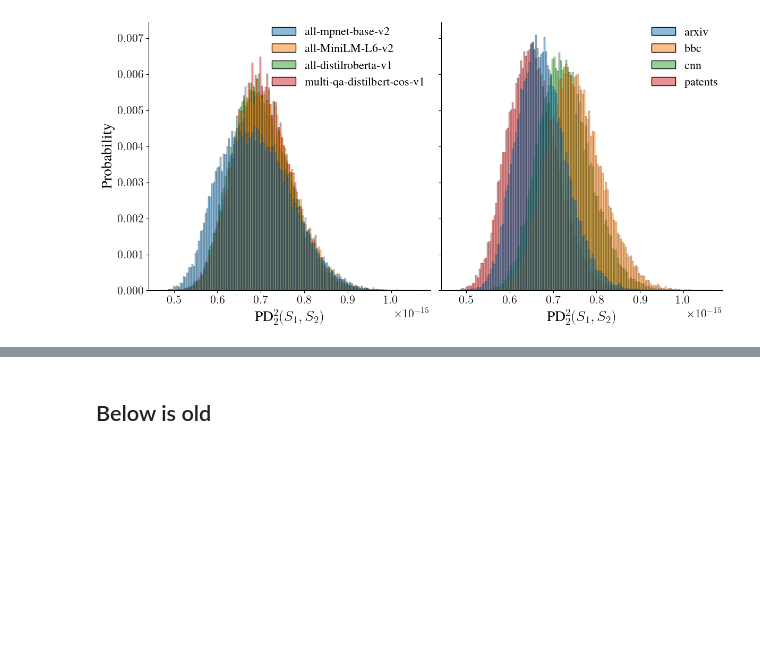
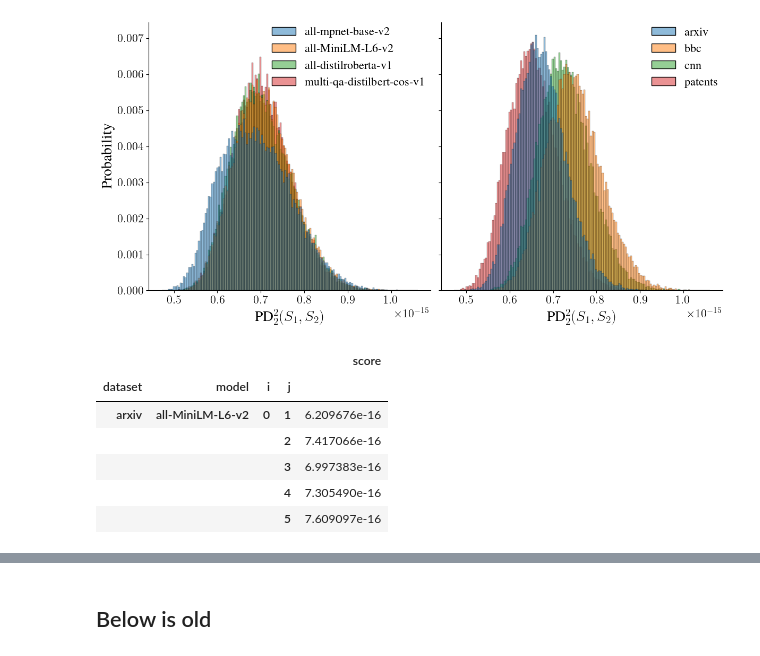
Before and after one commit to aidos-lab/Presto, a Jupyter notebook: notebooks/presto_test.ipynb, the cells around one changed output, grey strips where cells are left out. Cells and saved outputs as stored; diff of their text form; code cells hidden in the pictures; blank space fills up the shorter version.

```diff
--- a/notebooks/presto_test.ipynb
+++ b/notebooks/presto_test.ipynb
@@ -404,2 +404,12 @@ plt.savefig(f"{paper_figure_path}/subsampling_presto.pdf", bbox_inches="tight",
 # %% [output]
 [figure]
+# %%
+subsampled_df_agg.head()
+# %% [output]
+|  |  |  |  | score |
+| dataset | model | i | j |  |
+| arxiv | all-MiniLM-L6-v2 | 0 | 1 | 6.209676e-16 |
+|  |  |  | 2 | 7.417066e-16 |
+|  |  |  | 3 | 6.997383e-16 |
+|  |  |  | 4 | 7.305490e-16 |
+|  |  |  | 5 | 7.609097e-16 |
```
Also changed, not shown: parts of 4 cells of this notebook, 1 other file.
